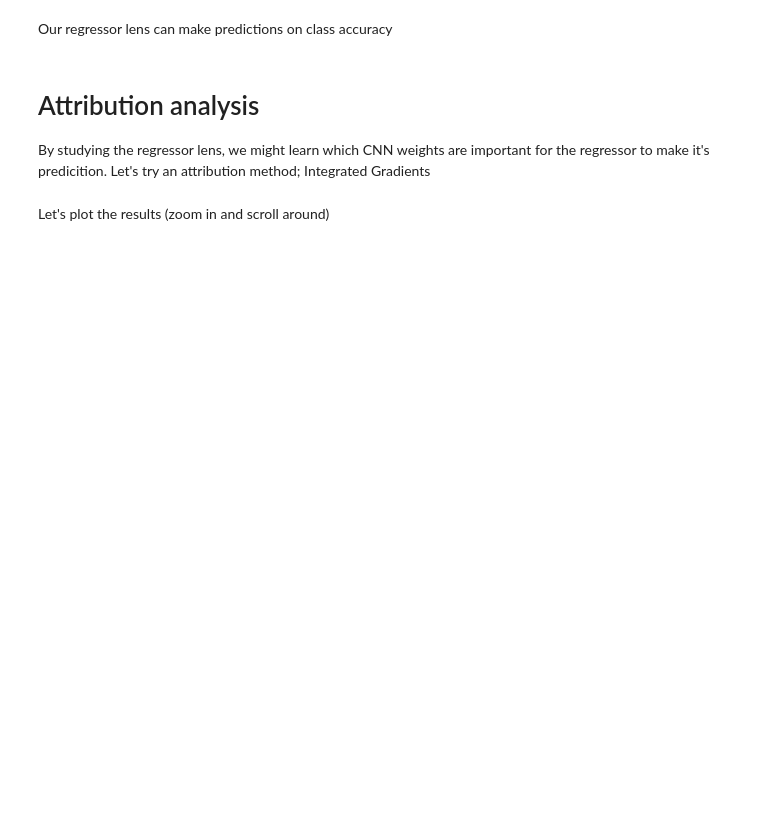
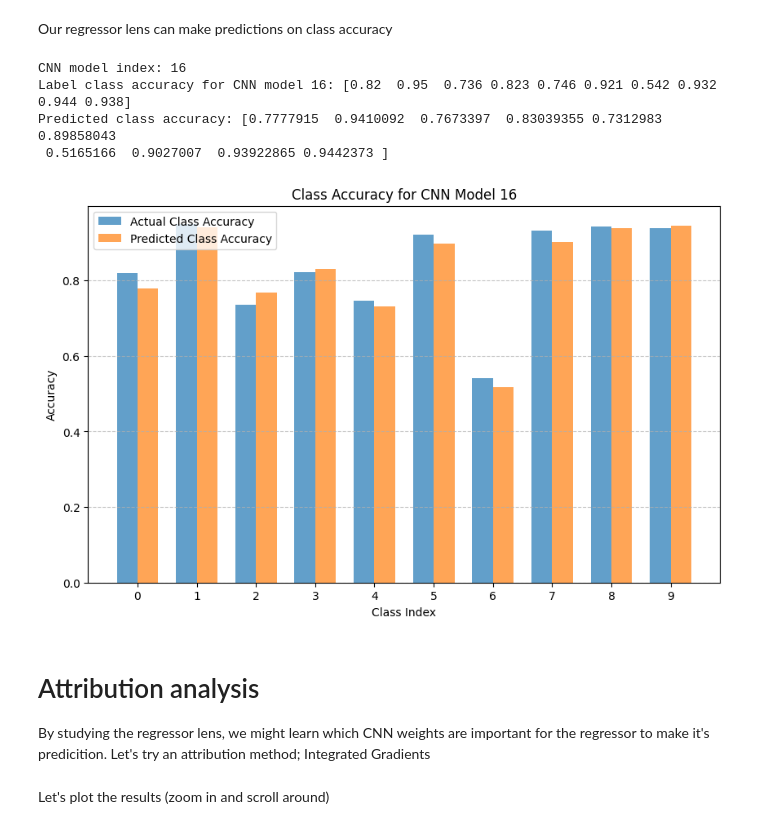
Before and after one commit to SimonIlic/WeightSpaceClassifier, a Jupyter notebook: notebooks/example_attribution.ipynb, the cells around one changed output. Saved outputs shown, nothing was run; the diff lists cells and outputs as text; code cells hidden in the pictures; blank space fills up the shorter version.

```diff
--- a/notebooks/example_attribution.ipynb
+++ b/notebooks/example_attribution.ipynb
@@ -32,35 +54,41 @@ CNN_index = 16  # Example index of a CNN model in the dataset
 CNN_weights = weights_train[CNN_index]
 CNN_class_accuracy = train_class_accuracies[CNN_index]
 
 # Print model details
 print(f"CNN model index: {CNN_index}")
 print(f"Label class accuracy for CNN model {CNN_index}: {CNN_class_accuracy}")
 
 # Predict class accuracy using the regressor lens
 predicted_class_accuracy = regressor_lens.forward(
-    th.tensor(CNN_weights, dtype=th.float32).unsqueeze(0)
-).detach().numpy().flatten()
+    th.tensor(CNN_weights, dtype=th.float32, device='mps').unsqueeze(0)
+).cpu().detach().numpy().flatten()
 print(f"Predicted class accuracy: {predicted_class_accuracy}")
 
 # Plot the predicted and actual class accuracies as a bar plot
 plt.figure(figsize=(10, 6))
 width = 0.35  # Width of the bars
 x = np.arange(len(CNN_class_accuracy))  # Class indices
 
 # Plot actual class accuracy
 plt.bar(x - width / 2, CNN_class_accuracy, width, label="Actual Class Accuracy", alpha=0.7)
 
 # Plot predicted class accuracy
 plt.bar(x + width / 2, predicted_class_accuracy, width, label="Predicted Class Accuracy", alpha=0.7)
 
 # Add plot details
 plt.title(f"Class Accuracy for CNN Model {CNN_index}")
 plt.xlabel("Class Index")
 plt.ylabel("Accuracy")
 plt.xticks(x)
 plt.legend()
 plt.grid(axis='y', linestyle='--', alpha=0.7)
 plt.show()
+# %% [output]
+CNN model index: 16
+Label class accuracy for CNN model 16: [0.82  0.95  0.736 0.823 0.746 0.921 0.542 0.932 0.944 0.938]
+Predicted class accuracy: [0.7777915  0.9410092  0.7673397  0.83039355 0.7312983  0.89858043
+ 0.5165166  0.9027007  0.93922865 0.9442373 ]
+[figure, added]
 # %% [markdown]
 # Attribution analysis
 By studying the regressor lens, we might learn which CNN weights are important for the regressor to make it's predicition. Let's try an attribution method; Integrated Gradients
```
Also changed, not shown: parts of 2 cells of this notebook, 1 other file.
